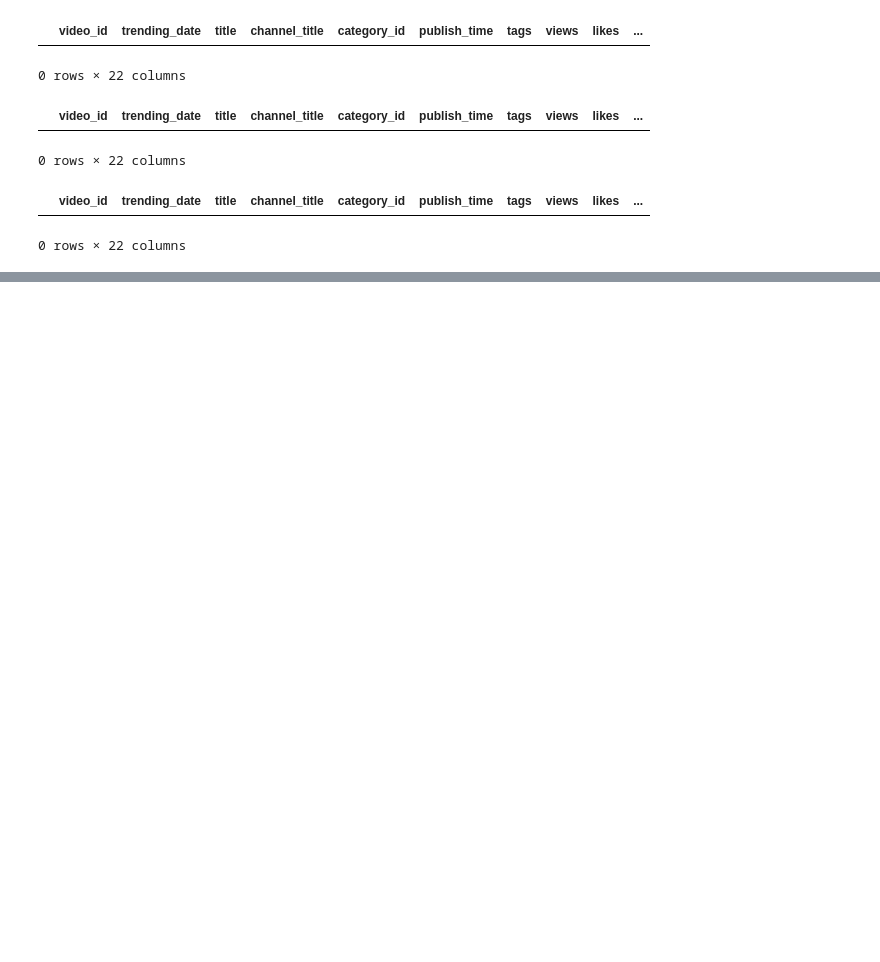
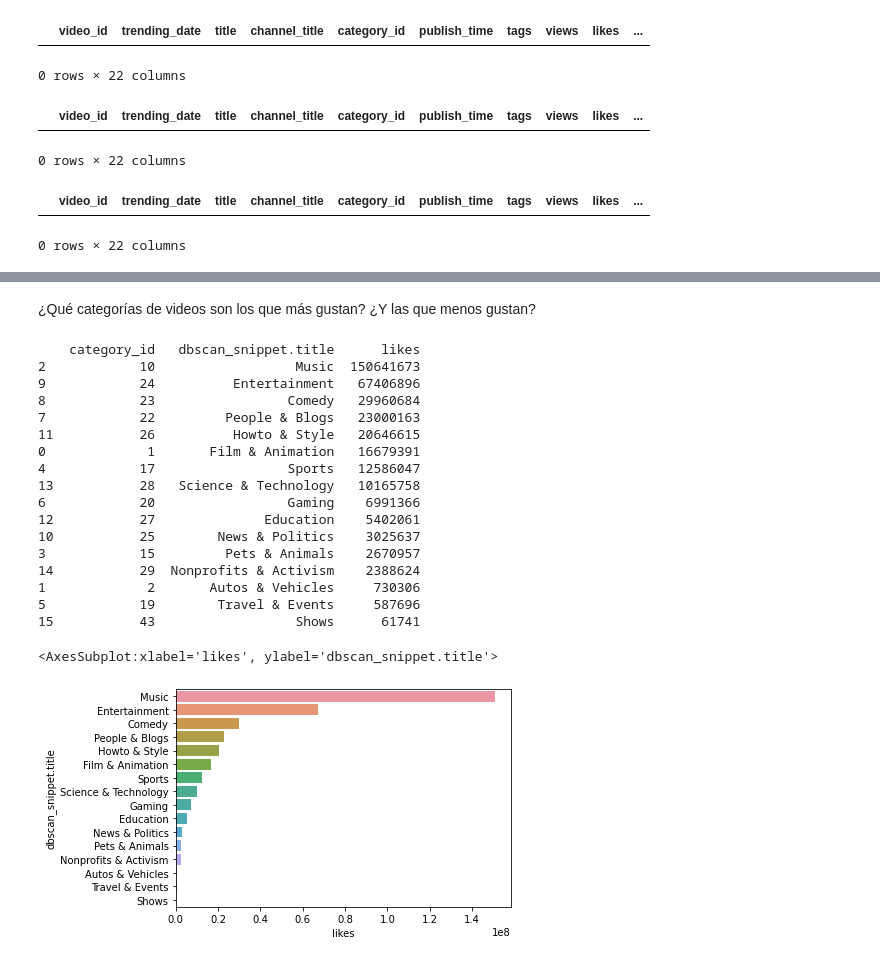
Before and after one commit to JALG99/EB-2021-1-CC51-Grupo5, a Jupyter notebook: TF.ipynb, the cells around one changed output, grey strips where cells are left out. Drawn from its saved outputs; the diff is of its cells as text; code cells hidden in the pictures; blank space fills up the shorter version.

Commit message:
Preguntas 1 al 4, 6 y 7

```diff
--- a/TF.ipynb
+++ b/TF.ipynb
@@ -333,0 +500,27 @@ newUSVideos[newUSVideos['comment_count'] < 0]
+# %% [markdown]
+¿Qué categorías de videos son los que más gustan? ¿Y las que menos gustan?
+# %%
+pregunta2 = groupUSVideos.groupby(['category_id', 'dbscan_snippet.title'])['likes'].sum().reset_index()
+pregunta2 = pregunta2.sort_values(by=['likes'], ascending=False)
+print(pregunta2)
+sns.barplot(y = 'dbscan_snippet.title', x = 'likes', data = pregunta2)
+# %% [output]
+    category_id   dbscan_snippet.title      likes
+2            10                  Music  150641673
+9            24          Entertainment   67406896
+8            23                 Comedy   29960684
+7            22         People & Blogs   23000163
+11           26          Howto & Style   20646615
+0             1       Film & Animation   16679391
+4            17                 Sports   12586047
+13           28   Science & Technology   10165758
+6            20                 Gaming    6991366
+12           27              Education    5402061
+10           25        News & Politics    3025637
+3            15         Pets & Animals    2670957
+14           29  Nonprofits & Activism    2388624
+1             2       Autos & Vehicles     730306
+5            19        Travel & Events     587696
+15           43                  Shows      61741
+<AxesSubplot:xlabel='likes', ylabel='dbscan_snippet.title'>
+[figure, added]
```
Also changed, not shown: parts of 25 cells of this notebook.
